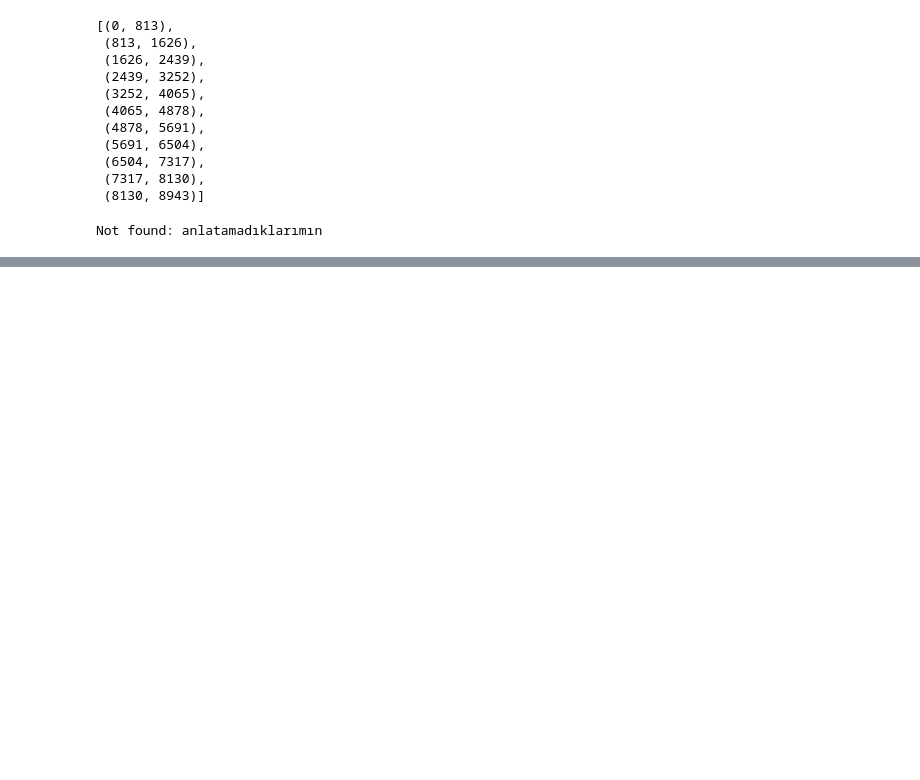
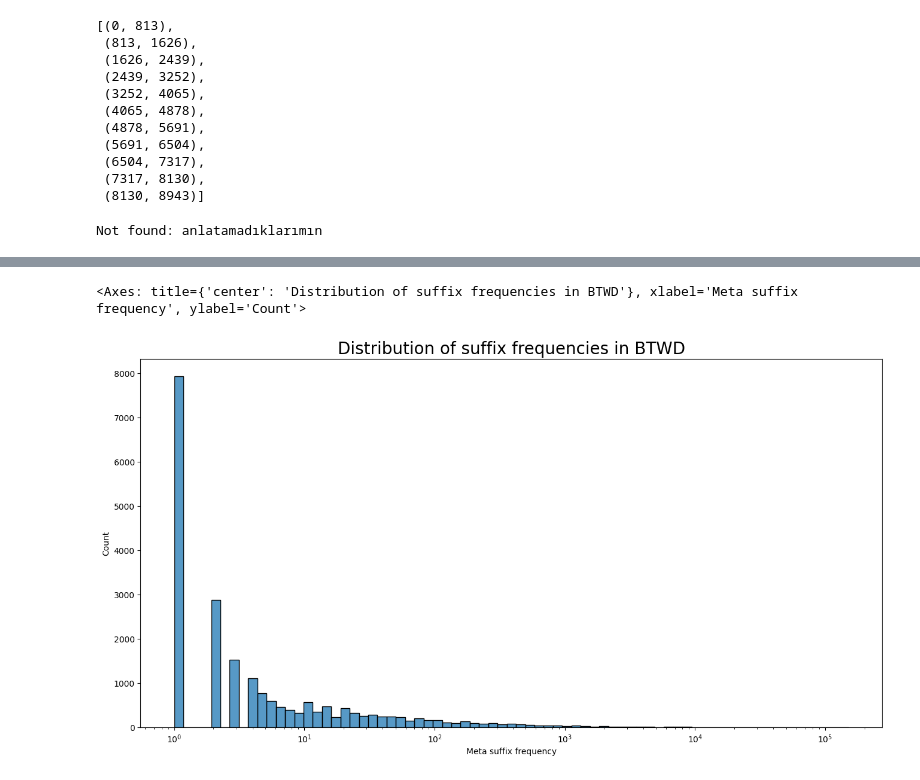
Before and after one commit to mismayil/morph-gen, a Jupyter notebook: src/analysis.ipynb, the cells around one changed output, grey strips where cells are left out. Drawn from its saved outputs; the diff is of its cells as text; code cells hidden in the pictures; blank space fills up the shorter version.

```diff
--- a/src/analysis.ipynb
+++ b/src/analysis.ipynb
@@ -498,0 +519,15 @@ write_json(btwd_balanced, "../data/tr/bilkent-turkish-writings/btwd_prep_post_ba
+# %%
+import matplotlib.pyplot as plt
+import seaborn as sns
+
+fig, ax = plt.subplots(figsize=(16, 8))
+ax.set_title("Distribution of suffix frequencies in BTWD")
+ax.set_xlabel("Meta suffix frequency")
+ax.set_ylabel("Count")
+ax.set_xscale('log')
+# set the title font size
+ax.title.set_size(20)
+sns.histplot(list(meta_morpheme_freqs.values()), ax=ax)
+# %% [output]
+<Axes: title={'center': 'Distribution of suffix frequencies in BTWD'}, xlabel='Meta suffix frequency', ylabel='Count'>
+[figure, added]
```
Also changed, not shown: parts of 4 cells of this notebook, 16 other files.
